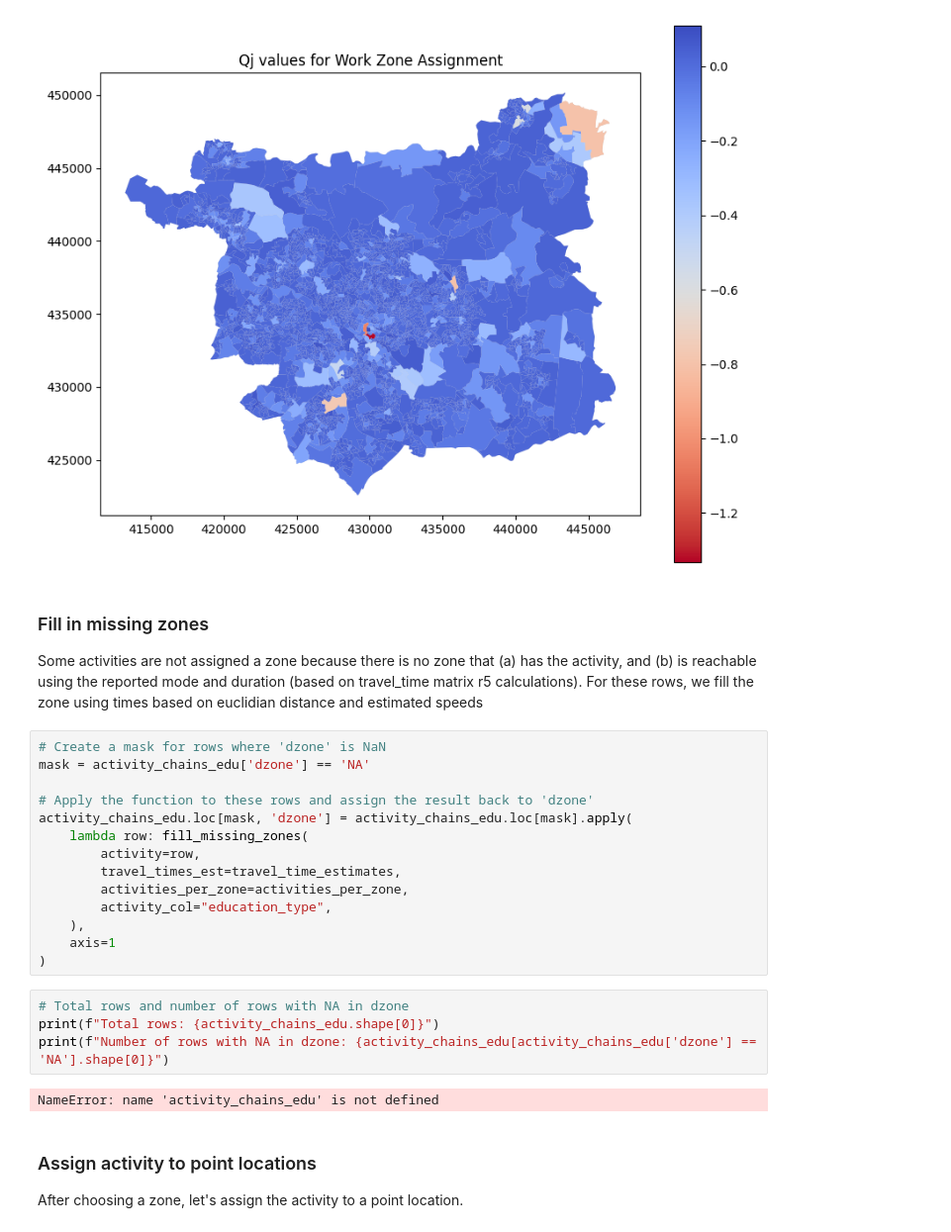
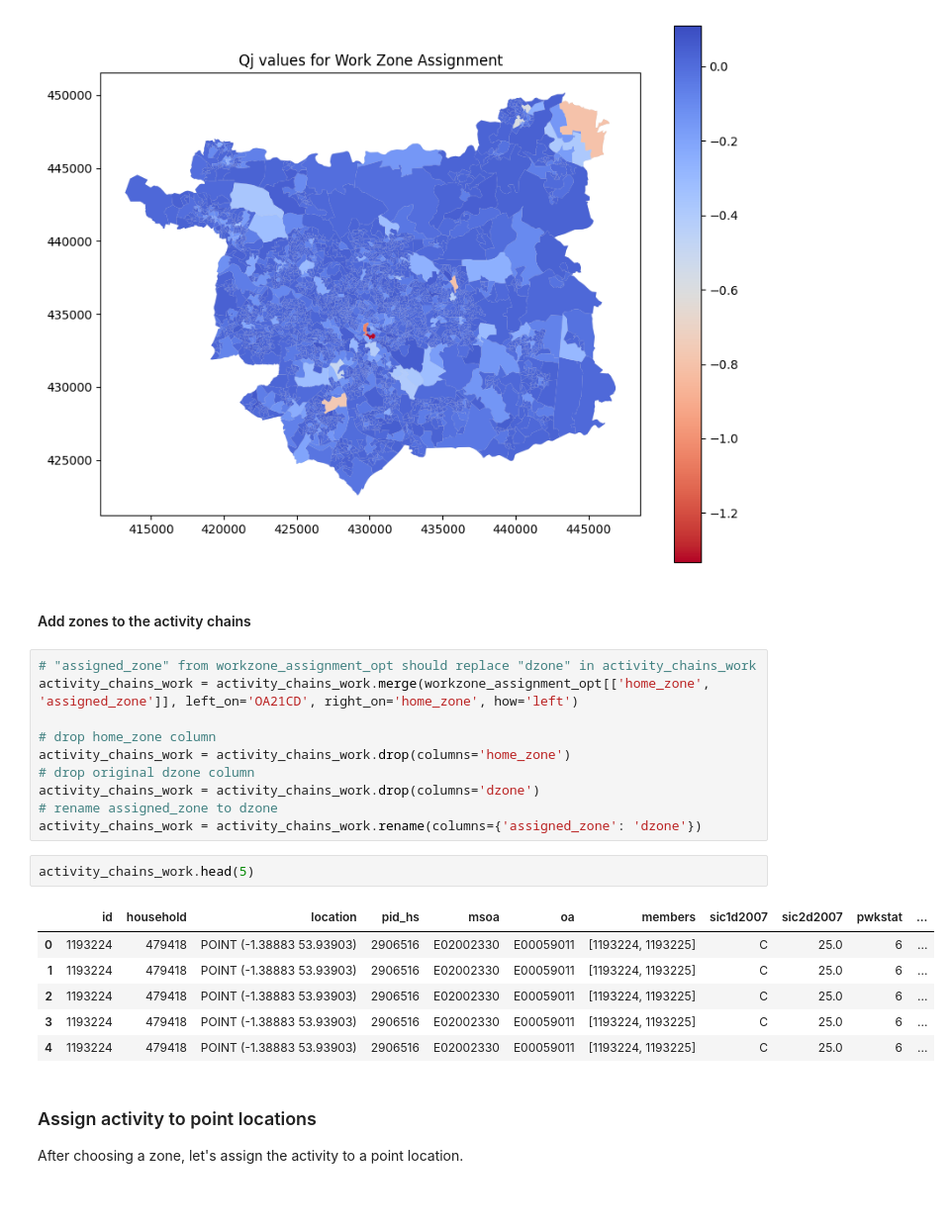
Before and after one commit to Urban-Analytics-Technology-Platform/acbm, a Jupyter notebook: notebooks/4_locations_work.ipynb, the cells around one changed output. Shown at 99% size. Saved outputs shown, nothing was run; the diff lists cells and outputs as text; blank space fills up the shorter version.

```diff
--- a/notebooks/4_locations_work.ipynb
+++ b/notebooks/4_locations_work.ipynb
@@ -1019,30 +1058,27 @@ plt.title('Qj values for Work Zone Assignment')
 plt.show()
 # %% [output]
 [figure]
-# %% [markdown]
-### Fill in missing zones
-
-Some activities are not assigned a zone because there is no zone that (a) has the activity, and (b) is reachable using the reported mode and duration (based on travel_time matrix r5 calculations). For these rows, we fill the zone using times based on euclidian distance and estimated speeds
-# %%
-# Create a mask for rows where 'dzone' is NaN
-mask = activity_chains_edu['dzone'] == 'NA'
-
-# Apply the function to these rows and assign the result back to 'dzone'
-activity_chains_edu.loc[mask, 'dzone'] = activity_chains_edu.loc[mask].apply(
-    lambda row: fill_missing_zones(
-        activity=row,
-        travel_times_est=travel_time_estimates,
-        activities_per_zone=activities_per_zone,
-        activity_col="education_type",
-    ),
-    axis=1
-)
-# %%
-# Total rows and number of rows with NA in dzone
-print(f"Total rows: {activity_chains_edu.shape[0]}")
-print(f"Number of rows with NA in dzone: {activity_chains_edu[activity_chains_edu['dzone'] == 'NA'].shape[0]}")
-# %% [output]
-NameError: name 'activity_chains_edu' is not defined
+# %% [markdown]
+#### Add zones to the activity chains
+# %%
+# "assigned_zone" from workzone_assignment_opt should replace "dzone" in activity_chains_work
+activity_chains_work = activity_chains_work.merge(workzone_assignment_opt[['home_zone', 'assigned_zone']], left_on='OA21CD', right_on='home_zone', how='left')
+
+# drop home_zone column
+activity_chains_work = activity_chains_work.drop(columns='home_zone')
+# drop original dzone column
+activity_chains_work = activity_chains_work.drop(columns='dzone')
+# rename assigned_zone to dzone
+activity_chains_work = activity_chains_work.rename(columns={'assigned_zone': 'dzone'})
+# %%
+activity_chains_work.head(5)
+# %% [output]
+|  | id | household | location | pid_hs | msoa | oa | members | sic1d2007 | sic2d2007 | pwkstat | ... |
+| 0 | 1193224 | 479418 | POINT (-1.38883 53.93903) | 2906516 | E02002330 | E00059011 | [1193224, 1193225] | C | 25.0 | 6 | ... |
+| 1 | 1193224 | 479418 | POINT (-1.38883 53.93903) | 2906516 | E02002330 | E00059011 | [1193224, 1193225] | C | 25.0 | 6 | ... |
+| 2 | 1193224 | 479418 | POINT (-1.38883 53.93903) | 2906516 | E02002330 | E00059011 | [1193224, 1193225] | C | 25.0 | 6 | ... |
+| 3 | 1193224 | 479418 | POINT (-1.38883 53.93903) | 2906516 | E02002330 | E00059011 | [1193224, 1193225] | C | 25.0 | 6 | ... |
+| 4 | 1193224 | 479418 | POINT (-1.38883 53.93903) | 2906516 | E02002330 | E00059011 | [1193224, 1193225] | C | 25.0 | 6 | ... |
 # %% [markdown]
  ### Assign activity to point locations
 
```
Also changed, not shown: parts of 22 cells of this notebook.
